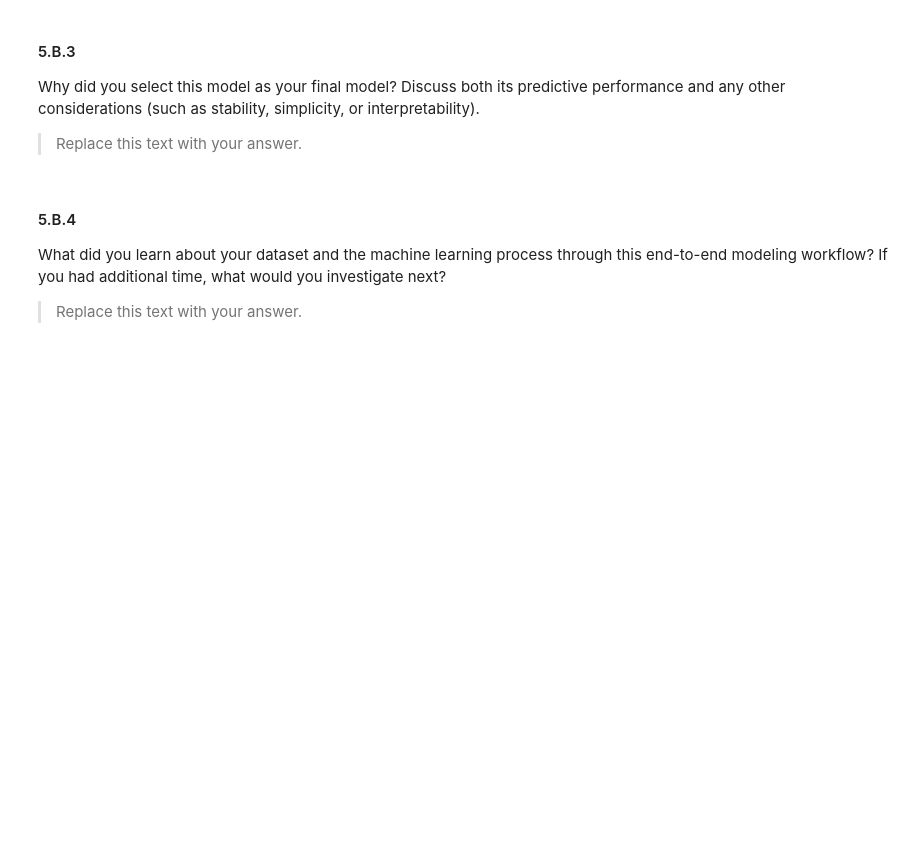
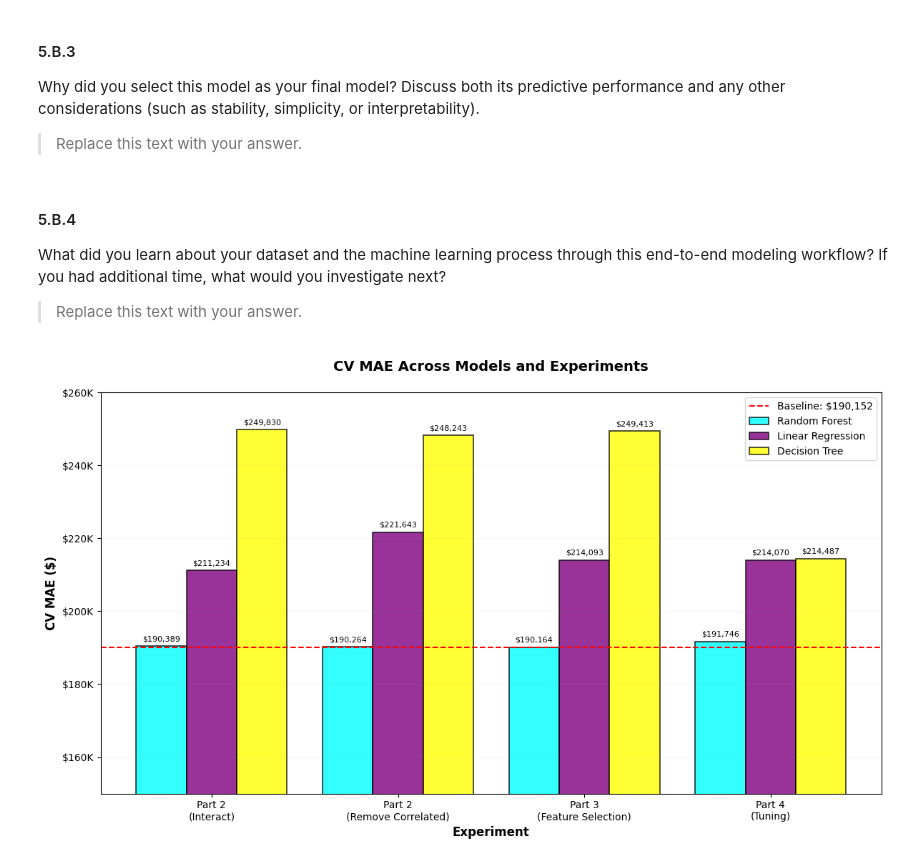
Before and after one commit to dn603/Module-3-Milestone-2, a Jupyter notebook: CopyOf_OMDS_Mod3_Milestone_02-LC-DN-JA.ipynb, the cells around one changed output. Cells and saved outputs as stored; diff of their text form; code cells hidden in the pictures; blank space fills up the shorter version.

```diff
--- a/CopyOf_OMDS_Mod3_Milestone_02-LC-DN-JA.ipynb
+++ b/CopyOf_OMDS_Mod3_Milestone_02-LC-DN-JA.ipynb
@@ -2151,3 +2151,71 @@ Why did you select this model as your final model? Discuss both its predictive p
 What did you learn about your dataset and the machine learning process through this end-to-end modeling workflow? If you had additional time, what would you investigate next?
 
 > Replace this text with your answer.
+# %%
+# ============================================
+# VISUAL: CV MAE Across Models and Experiments
+# ============================================
+
+# Data
+parts_labels = ['Part 2\n(Interact)', 'Part 2\n(Remove Correlated)', 'Part 3\n(Feature Selection)', 'Part 4\n(Tuning)']
+
+# CV MAE values
+data = {
+    'Random Forest': [190389.23, 190263.80, 190164.18, 191746.40],
+    'Linear Regression': [211234.09, 221643.25, 214093.03, 214069.68],
+    'Decision Tree': [249829.90, 248242.60, 249413.26, 214487.27]
+}
+
+std_data = {
+    'Random Forest': [3222.59, 3334.58, 3417.86, 3346.22],
+    'Linear Regression': [3384.59, 3344.85, 3180.18, 3171.43],
+    'Decision Tree': [4870.58, 5020.17, 4293.77, 4092.79]
+}
+
+# Baseline CV MAE (Random Forest - Part 1)
+baseline_cv_mae = 190151.83
+
+# Colors
+colors = ['aqua', 'purple', 'yellow']
+models = ['Random Forest', 'Linear Regression', 'Decision Tree']
+
+# Bar width and positions
+bar_width = 0.27
+x = np.arange(len(parts_labels))
+
+# Create figure
+fig, ax = plt.subplots(figsize=(12, 7))
+
+# Plot bars for each model
+for idx, (model, color) in enumerate(zip(models, colors)):
+    offset = (idx - 1) * bar_width
+    bars = ax.bar(x + offset, data[model], bar_width,
+                  label=model, color=color, alpha=0.8,
+                  edgecolor='black', linewidth=1.2)
+
+    # Add value labels on top of bars
+    for bar, val in zip(bars, data[model]):
+        ax.text(bar.get_x() + bar.get_width()/2, bar.get_height() + 1000,
+                f'${val:,.0f}', ha='center', va='bottom', fontsize=8)
+
+# Add baseline as a dotted horizontal line
+ax.axhline(y=baseline_cv_mae, color='red', linestyle='--', linewidth=1.5,
+           label=f'Baseline: ${baseline_cv_mae:,.0f}')
+
+# Formatting
+ax.set_xlabel('Experiment', fontsize=12, fontweight='bold')
+ax.set_ylabel('CV MAE ($)', fontsize=12, fontweight='bold')
+ax.set_title('CV MAE Across Models and Experiments\n', fontsize=14, fontweight='bold')
+ax.set_xticks(x)
+ax.set_xticklabels(parts_labels)
+ax.legend(loc='upper right', fontsize=10)
+ax.grid(True, alpha=0.1, axis='y')
+ax.set_ylim(150000, 260000)
+
+# Format y-axis as dollars
+ax.yaxis.set_major_formatter(dollars_fmt)
+
+plt.tight_layout()
+plt.show()
+# %% [output]
+[figure, added]
```
Also changed, not shown: parts of 1 cell of this notebook, 4 other files.
